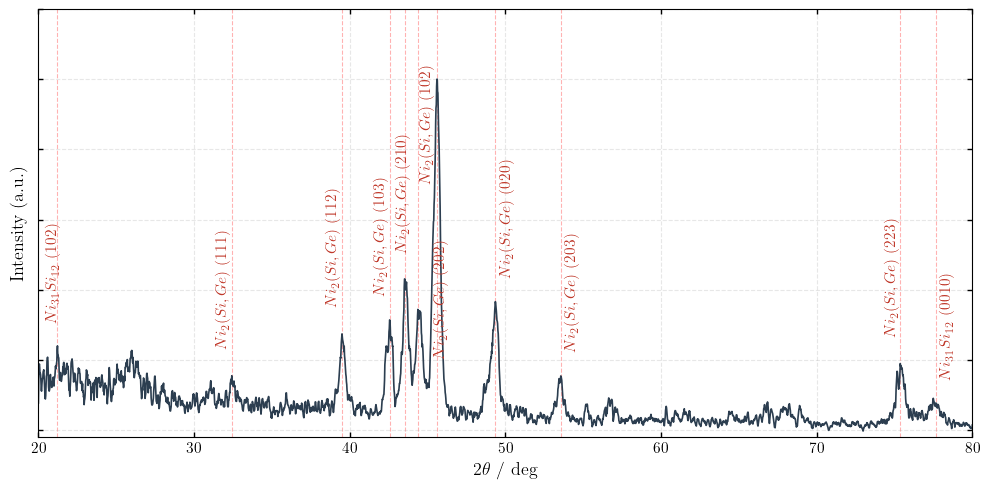
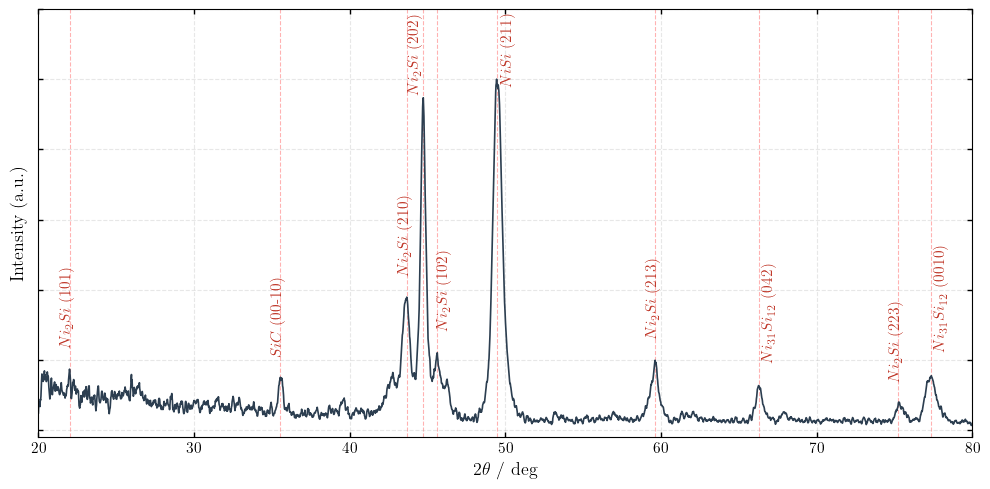
Unified diff of the notebook cell whose output changed from the first chart to the second:
--- before
+++ after
@@ -9,10 +9,10 @@
 # Identify labels for peaks
 labels = auto_label_peaks(peak_angles, all_references, tolerance=0.3)
-labels = [
-    label.replace('Ni_2Si', 'Ni_2(Si,Ge)') if label is not None else None
-    for label in labels
-]
-labels = [label.replace('$NiGe$ (211)', '$Ni_2(Si,Ge)$ (202)') if label else None for label in labels]
-labels = [label.replace('$NiGe$ (002)', '$Ni_2(Si,Ge)$ (203)') if label else None for label in labels]
+# labels = [
+#     label.replace('Ni_2Si', 'Ni_2(Si,Ge)') if label is not None else None
+#     for label in labels
+# ]
+# labels = [label.replace('$NiGe$ (211)', '$Ni_2(Si,Ge)$ (202)') if label else None for label in labels]
+# labels = [label.replace('$NiGe$ (002)', '$Ni_2(Si,Ge)$ (203)') if label else None for label in labels]
 # labels = [label.replace('$Ni_{31}Si_{12}$ (0010)', '$Ni_2(Si,Ge)$ (004)') if label else None for label in labels]
 # labels = [label.replace('$NiSi$ (211)', '$Ni_2(Si,Ge)$ (113)') if label else None for label in labels]
@@ -51,4 +51,4 @@
 
 plt.tight_layout()
-# plt.savefig(f'{os.path.join(os.path.dirname(file_path), "B2_20nm_850")}_labeled.pdf', dpi=300)
+# plt.savefig(f'{os.path.join(os.path.dirname(file_path), "B3_20nm_900")}_labeled.pdf', dpi=300)
 plt.show()

Commit: saving